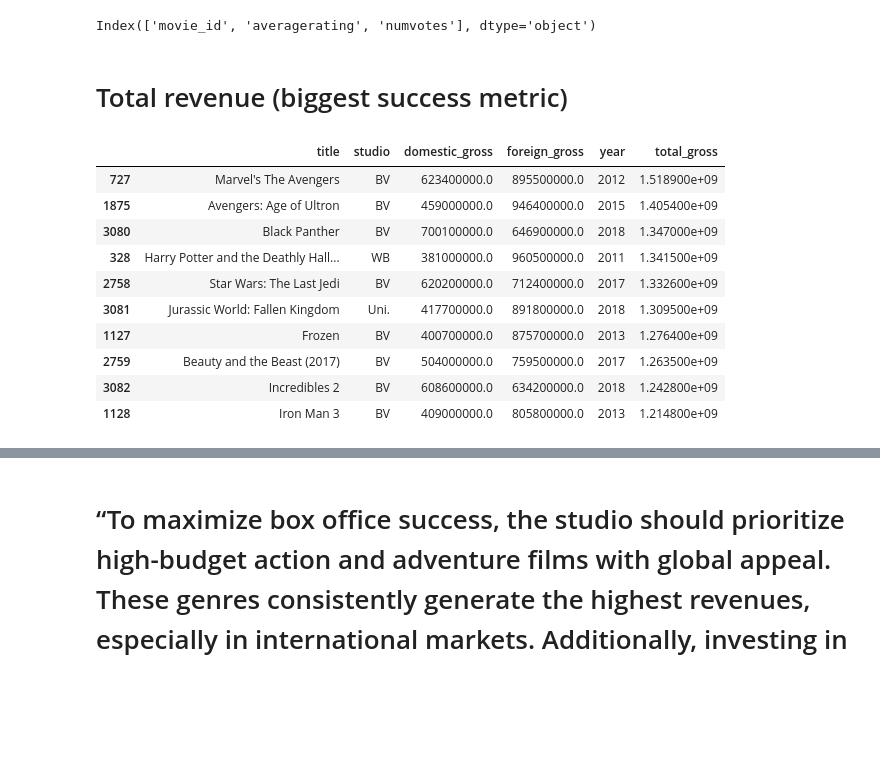
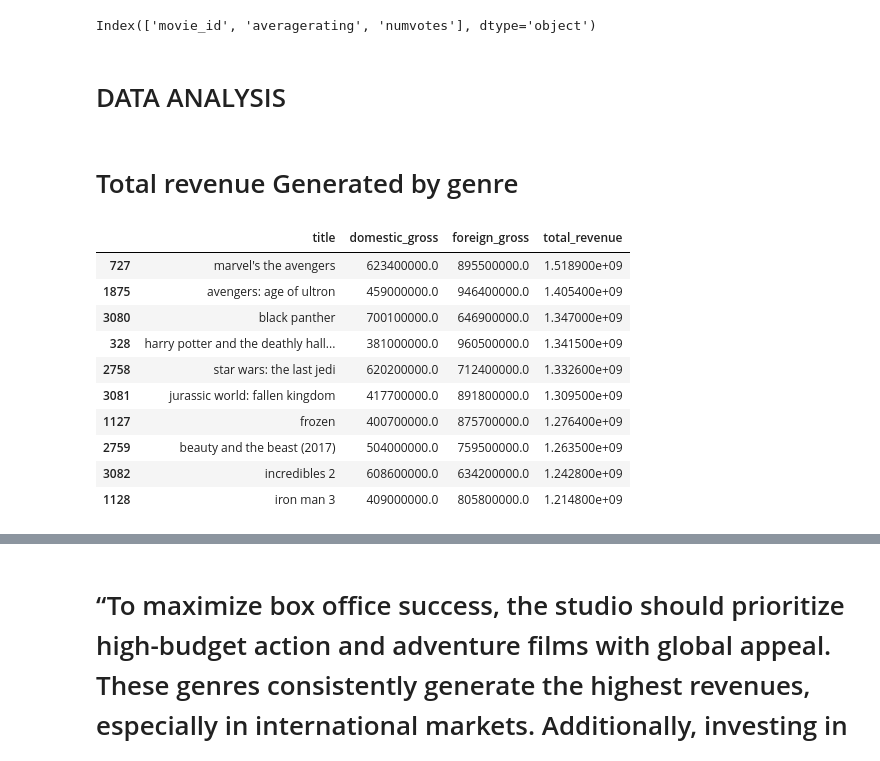
Before and after one commit to CharityNduati/movie-industry-strategic-analysis, a Jupyter notebook: project_phase_2.ipynb, the cells around one changed output, grey strips where cells are left out. Cells and saved outputs as stored; diff of their text form; code cells hidden in the pictures; blank space fills up the shorter version.

Commit message:
Added Data Analysis

```diff
--- a/project_phase_2.ipynb
+++ b/project_phase_2.ipynb
@@ -260,24 +268,29 @@ merged_1 = pd.merge(
     on='title',
     how='inner'
 )
+# %% [markdown]
+# DATA ANALYSIS
 # %% [markdown]
-# Total revenue (biggest success metric)
+# Total revenue Generated by genre
 # %%
 # Create total gross:
-bom['total_gross'] = bom['domestic_gross'] + bom['foreign_gross']
+bom['total_revenue'] = bom['domestic_gross'] + bom['foreign_gross']
 # %%
 # Top-performing movies
 # Focus on high-revenue genres
-bom.sort_values('total_gross', ascending=False).head(10)
+
+bom[['title', 'domestic_gross', 'foreign_gross', 'total_revenue']] \
+.sort_values(by='total_revenue', ascending=False) \
+.head(10)
 # %% [output]
-|  | title | studio | domestic_gross | foreign_gross | year | total_gross |
-| 727 | Marvel's The Avengers | BV | 623400000.0 | 895500000.0 | 2012 | 1.518900e+09 |
-| 1875 | Avengers: Age of Ultron | BV | 459000000.0 | 946400000.0 | 2015 | 1.405400e+09 |
-| 3080 | Black Panther | BV | 700100000.0 | 646900000.0 | 2018 | 1.347000e+09 |
-| 328 | Harry Potter and the Deathly Hall... | WB | 381000000.0 | 960500000.0 | 2011 | 1.341500e+09 |
-| 2758 | Star Wars: The Last Jedi | BV | 620200000.0 | 712400000.0 | 2017 | 1.332600e+09 |
-| 3081 | Jurassic World: Fallen Kingdom | Uni. | 417700000.0 | 891800000.0 | 2018 | 1.309500e+09 |
-| 1127 | Frozen | BV | 400700000.0 | 875700000.0 | 2013 | 1.276400e+09 |
-| 2759 | Beauty and the Beast (2017) | BV | 504000000.0 | 759500000.0 | 2017 | 1.263500e+09 |
-| 3082 | Incredibles 2 | BV | 608600000.0 | 634200000.0 | 2018 | 1.242800e+09 |
-| 1128 | Iron Man 3 | BV | 409000000.0 | 805800000.0 | 2013 | 1.214800e+09 |
+|  | title | domestic_gross | foreign_gross | total_revenue |
+| 727 | marvel's the avengers | 623400000.0 | 895500000.0 | 1.518900e+09 |
+| 1875 | avengers: age of ultron | 459000000.0 | 946400000.0 | 1.405400e+09 |
+| 3080 | black panther | 700100000.0 | 646900000.0 | 1.347000e+09 |
+| 328 | harry potter and the deathly hall... | 381000000.0 | 960500000.0 | 1.341500e+09 |
+| 2758 | star wars: the last jedi | 620200000.0 | 712400000.0 | 1.332600e+09 |
+| 3081 | jurassic world: fallen kingdom | 417700000.0 | 891800000.0 | 1.309500e+09 |
+| 1127 | frozen | 400700000.0 | 875700000.0 | 1.276400e+09 |
+| 2759 | beauty and the beast (2017) | 504000000.0 | 759500000.0 | 1.263500e+09 |
+| 3082 | incredibles 2 | 608600000.0 | 634200000.0 | 1.242800e+09 |
+| 1128 | iron man 3 | 409000000.0 | 805800000.0 | 1.214800e+09 |
```
Also changed, not shown: parts of 8 cells of this notebook, 2 other files.
